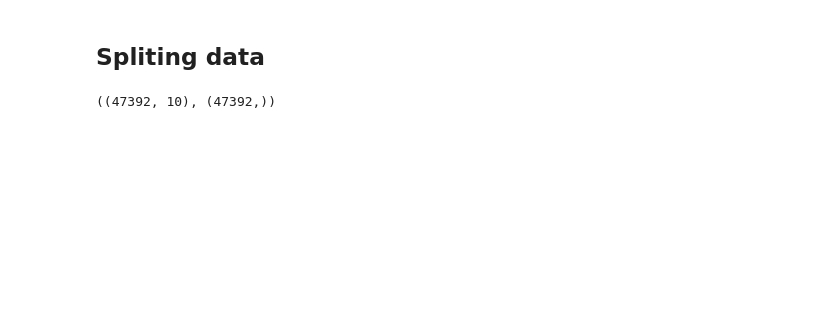
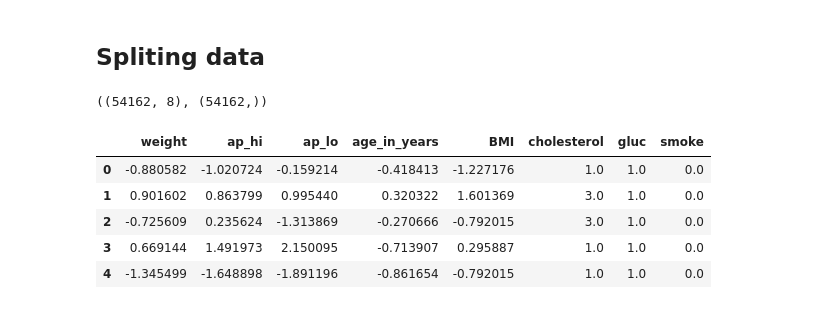
Before and after one commit to Rhushikeshnandodkar/Cardiovascular-prediction, a Jupyter notebook: cardio_prediction.ipynb, the cells around one changed output. Saved outputs shown, nothing was run; the diff lists cells and outputs as text; code cells hidden in the pictures; blank space fills up the shorter version.

```diff
--- a/cardio_prediction.ipynb
+++ b/cardio_prediction.ipynb
@@ -364,6 +398,15 @@ y = new_df['cardio']
 # %%
-x_train, x_test, y_train, y_test = train_test_split(x, y, test_size=0.3, random_state=0)
+x_train, x_test, y_train, y_test = train_test_split(x_transformed_df, y, test_size=0.2, random_state=0)
 x_train.shape, y_train.shape
 # %% [output]
-((47392, 10), (47392,))
+((54162, 8), (54162,))
+# %%
+X_transformed_df.head()
+# %% [output]
+|  | weight | ap_hi | ap_lo | age_in_years | BMI | cholesterol | gluc | smoke |
+| 0 | -0.880582 | -1.020724 | -0.159214 | -0.418413 | -1.227176 | 1.0 | 1.0 | 0.0 |
+| 1 | 0.901602 | 0.863799 | 0.995440 | 0.320322 | 1.601369 | 3.0 | 1.0 | 0.0 |
+| 2 | -0.725609 | 0.235624 | -1.313869 | -0.270666 | -0.792015 | 3.0 | 1.0 | 0.0 |
+| 3 | 0.669144 | 1.491973 | 2.150095 | -0.713907 | 0.295887 | 1.0 | 1.0 | 0.0 |
+| 4 | -1.345499 | -1.648898 | -1.891196 | -0.861654 | -0.792015 | 1.0 | 1.0 | 0.0 |
 # %%
```
Also changed, not shown: parts of 27 cells of this notebook.
